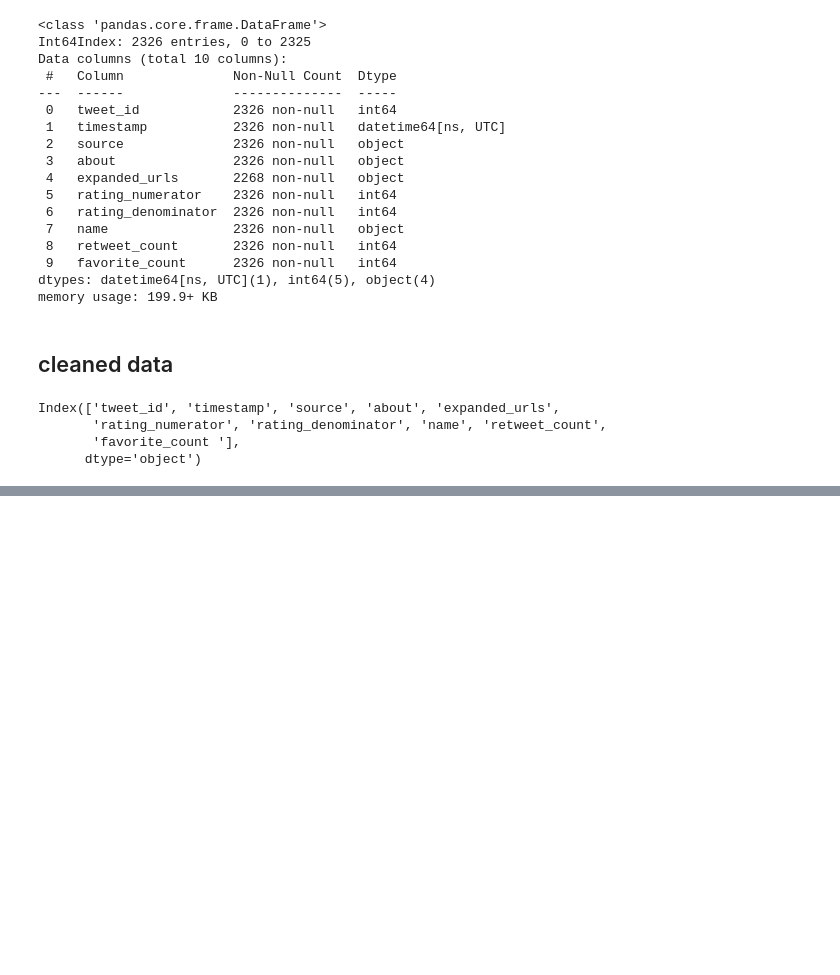
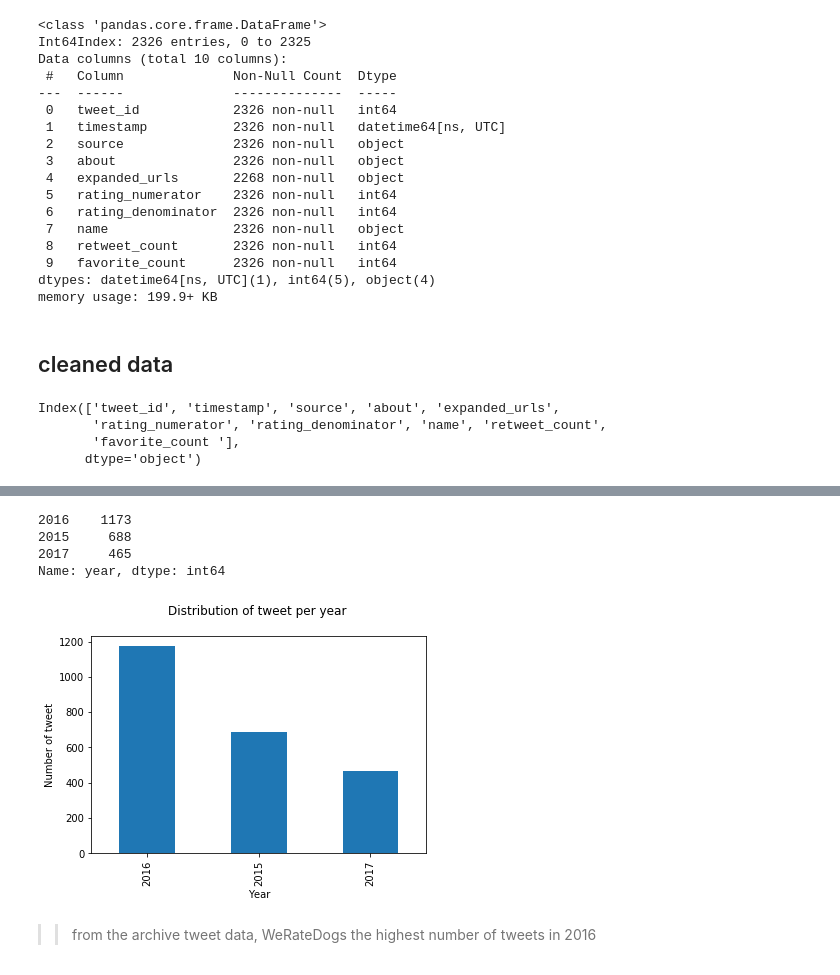
Before and after one commit to RoyalVee/Data-Exploration-and-Analysis-of-WeRateDogs-Tweets, a Jupyter notebook: Untitled.ipynb, the cells around one changed output, grey strips where cells are left out. Drawn from its saved outputs; the diff is of its cells as text; code cells hidden in the pictures; blank space fills up the shorter version.

```diff
--- a/Untitled.ipynb
+++ b/Untitled.ipynb
@@ -809,0 +920,24 @@ AttributeError: 'DataFrame' object has no attribute 'affectionate_term'
+# %%
+#extract year from date
+twitter_archive_master['year'] = pd.DatetimeIndex(twitter_archive_master.timestamp).year
+# %%
+#extract month from date
+twitter_archive_master['month'] = pd.DatetimeIndex(twitter_archive_master.timestamp).month
+# %%
+#distribution of tweets in years
+twitter_archive_master['year'].value_counts()
+# %% [output]
+2016    1173
+2015     688
+2017     465
+Name: year, dtype: int64
+# %%
+twitter_archive_master['year'].value_counts().plot(kind = "bar")
+plt.xlabel('Year')
+plt.ylabel('Number of tweet')
+plt.title('Distribution of tweet per year \n')
+plt.show()
+# %% [output]
+[figure, added]
+# %% [markdown]
+>> from the archive tweet data, WeRateDogs the highest number of tweets in 2016
```
Also changed, not shown: parts of 34 cells of this notebook.
